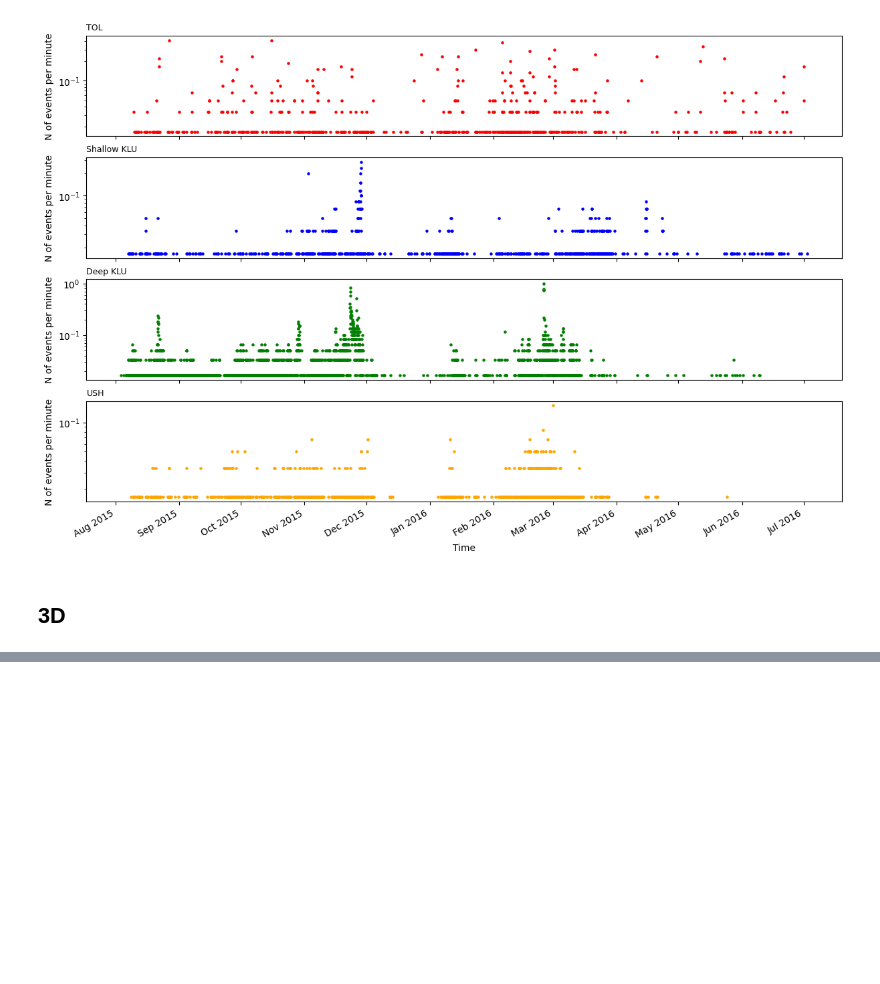
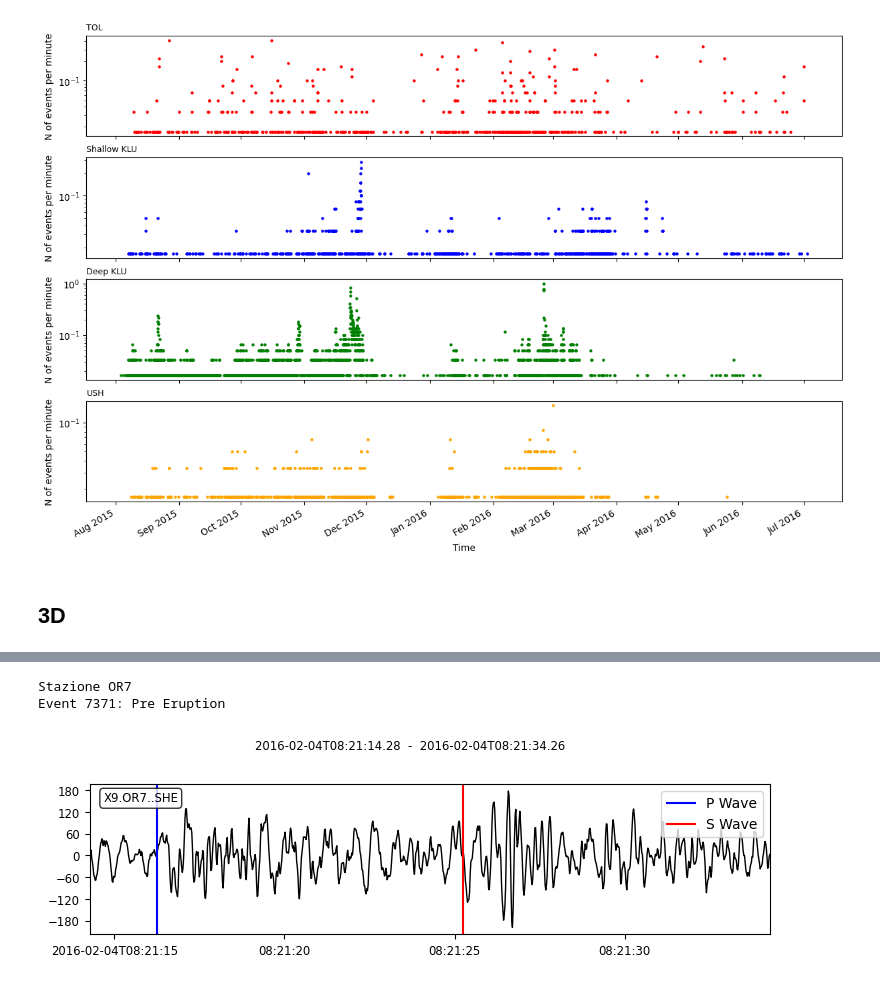
Before and after one commit to Mpinaz/Thesis, a Jupyter notebook: Plots_of_Catalog.ipynb, the cells around one changed output, grey strips where cells are left out. Saved outputs shown, nothing was run; the diff lists cells and outputs as text; code cells hidden in the pictures; blank space fills up the shorter version.

```diff
--- a/Plots_of_Catalog.ipynb
+++ b/Plots_of_Catalog.ipynb
@@ -573,0 +452,38 @@ Converting to PeriodArray/Index representation will drop timezone information.
+# %%
+np.random.shuffle(All_events)
+Obj = All_events[0]
+Data = Obj[-1]
+Event = Obj[1]
+Label = "Post" if Event in check else "Pre"
+
+
+for tr in Data:
+  tr.detrend("demean")
+  tr.detrend("linear")
+
+  tr.filter(
+      "bandpass",
+      freqmin=1,
+      freqmax=20,
+      corners=4,
+      zerophase=True)
+
+Plotting = Data[-1]
+Station_Name = Plotting[0]
+
+P_Wave = UTCDateTime(stations_for_event[Event][Station][0]).datetime
+S_Wave = UTCDateTime(stations_for_event[Event][Station][1]).datetime
+
+print(f"Stazione {Station}\n{Event}: {Label} Eruption")
+fig = Plotting.plot(show=False)
+fig.subplots_adjust(hspace=0.05)
+for i in range(len(fig.axes)):
+  ax = fig.axes[i]
+  ax.axvline(P_Wave, color='blue', label = "P Wave")
+  ax.axvline(S_Wave, color='red', label = "S Wave")
+fig.axes[0].legend(loc = "upper right")
+display(fig)
+# %% [output]
+Stazione OR7
+Event 7371: Pre Eruption
+[figure, added]
```
Also changed, not shown: parts of 39 cells of this notebook.
